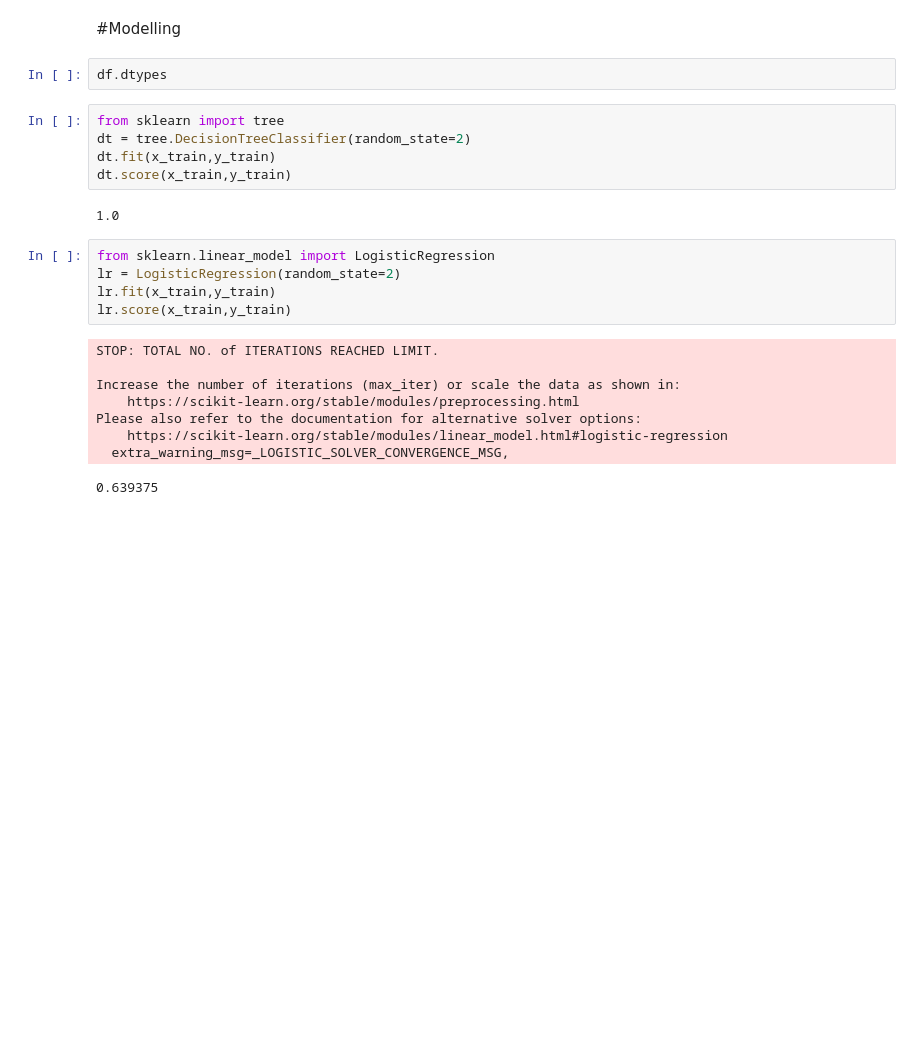
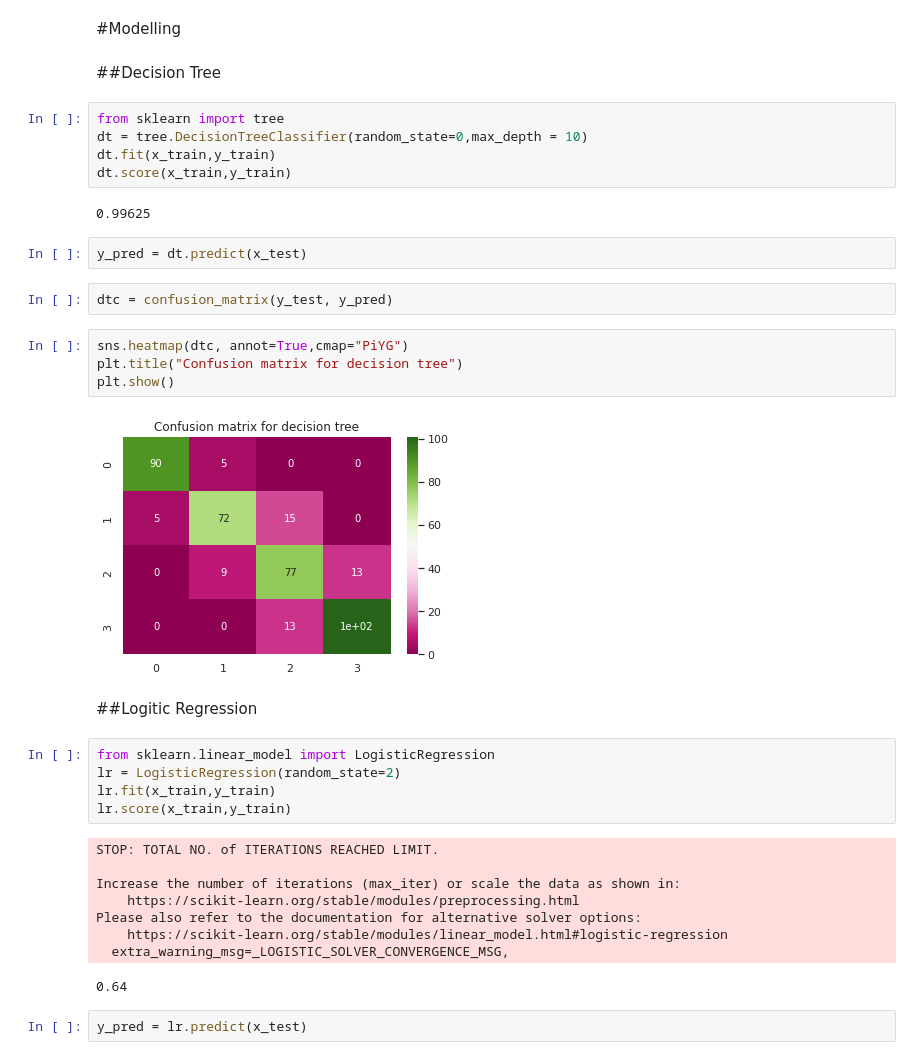
Before and after one commit to Jayasri001/mobile-price-classification, a Jupyter notebook: mobile_classification.ipynb, the cells around one changed output. Saved outputs shown, nothing was run; the diff lists cells and outputs as text; blank space fills up the shorter version.

```diff
--- a/mobile_classification.ipynb
+++ b/mobile_classification.ipynb
@@ -336,15 +338,27 @@ array([[-1.60788581e-03, -9.65591606e-01,  1.12260512e+00, ...,
          5.64839529e-01, -9.86343245e-01,  9.75304830e-01]])
 # %% [markdown]
 #Modelling
-# %%
-df.dtypes
+# %% [markdown]
+##Decision Tree
 # %%
 from sklearn import tree
-dt = tree.DecisionTreeClassifier(random_state=2)
+dt = tree.DecisionTreeClassifier(random_state=0,max_depth = 10)
 dt.fit(x_train,y_train)
 dt.score(x_train,y_train)
 # %% [output]
-1.0
+0.99625
+# %%
+y_pred = dt.predict(x_test)
+# %%
+dtc = confusion_matrix(y_test, y_pred)
+# %%
+sns.heatmap(dtc, annot=True,cmap="PiYG")
+plt.title("Confusion matrix for decision tree")
+plt.show()
+# %% [output]
+[figure, added]
+# %% [markdown]
+##Logitic Regression
 # %%
 from sklearn.linear_model import LogisticRegression
 lr = LogisticRegression(random_state=2)
@@ -358,4 +372,6 @@ Increase the number of iterations (max_iter) or scale the data as shown in:
 Please also refer to the documentation for alternative solver options:
     https://scikit-learn.org/stable/modules/linear_model.html#logistic-regression
   extra_warning_msg=_LOGISTIC_SOLVER_CONVERGENCE_MSG,
-0.639375
+0.64
+# %%
+y_pred = lr.predict(x_test)
```
Also changed, not shown: parts of 5 cells of this notebook.
